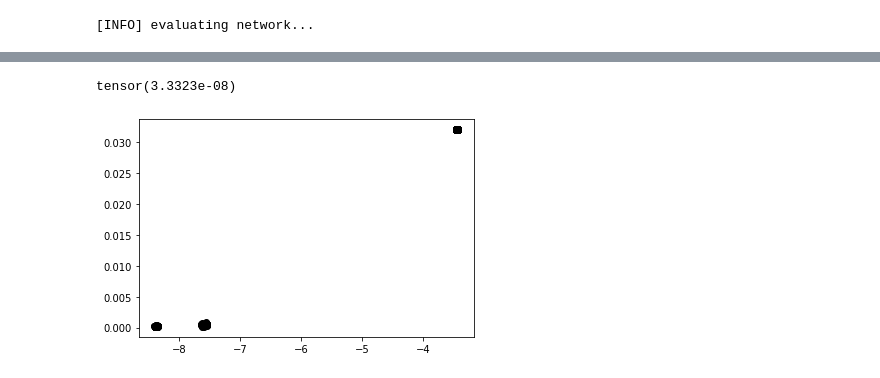
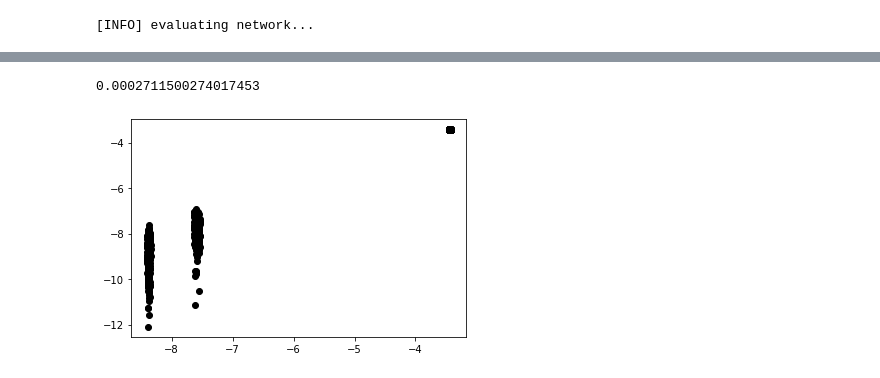
Before and after one commit to KozminArtem/ann-s, a Jupyter notebook: MD/PhAc/WPT_CNN/cnn_1.ipynb, the cells around one changed output, grey strips where cells are left out. Saved outputs shown, nothing was run; the diff lists cells and outputs as text; code cells hidden in the pictures.

```diff
--- a/MD/PhAc/WPT_CNN/cnn_1.ipynb
+++ b/MD/PhAc/WPT_CNN/cnn_1.ipynb
@@ -456,33 +456,33 @@ plt.legend(loc="lower left")
 # %%
 from torchmetrics import MeanSquaredError
 mean_squared_error = MeanSquaredError()
 
 with torch.no_grad():
     # set the model in evaluation mode
     model.eval()
 
     # initialize a list to store our predictions
     preds = []
     loss = 0
     # loop over the test set
     for (x, y) in testDataLoader:
         # send the input to the device
         x = x.to(device)
         # make the predictions and add them to the list
-        pred = model(x).flatten()
+        pred = model(x).cpu().flatten()
 #         print(y)
 #         print(pred)
         loss += mean_squared_error(pred, y)
 
 
 #         print(y-pred)
 #         print(y.numpy(), (pred.flatten().cpu()).numpy())
-        plt.scatter(np.log(y.numpy()), (pred.flatten().cpu()).numpy(), color = 'black')
+        plt.scatter(np.log(y.numpy()), np.log((pred.flatten().cpu()).numpy()), color = 'black')
 #         preds.extend(pred.argmax(axis=1).cpu().numpy())
-print(loss/testSteps)
+print(torch.sqrt(loss/testSteps).item())
 # %% [output]
-tensor(3.3323e-08)
+0.0002711500274017453
-[figure, old version]
+[figure, new version]
 # %%
 # m = nn.BatchNorm1d(100)
 # Without Learnable Parameters
```
Also changed, not shown: parts of 6 cells of this notebook, 2 other files.
